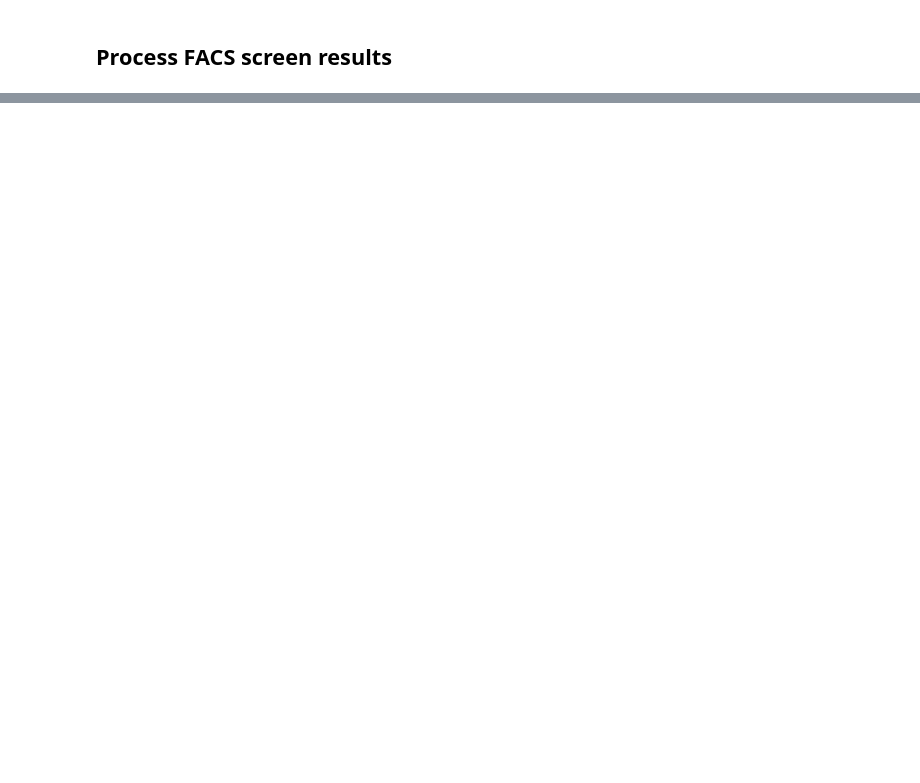
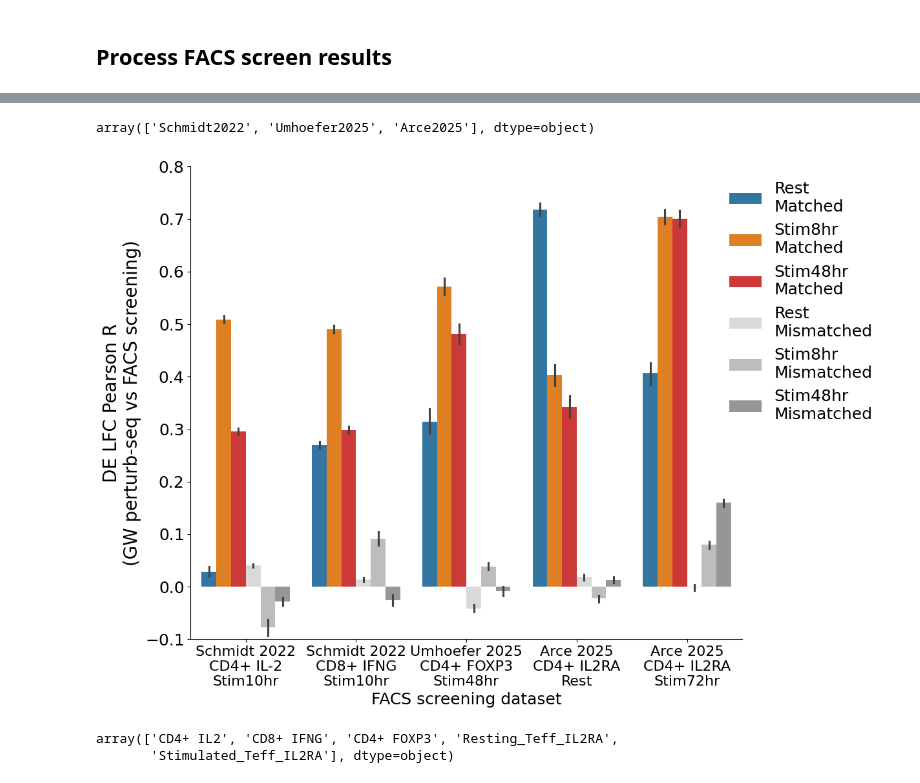
Before and after one commit to emdann/GWT_perturbseq_analysis_2025, a Jupyter notebook: src/3_DE_analysis/FACS_comparison_full.ipynb, the cells around one changed output, grey strips where cells are left out. Saved outputs shown, nothing was run; the diff lists cells and outputs as text; code cells hidden in the pictures; blank space fills up the shorter version.

Commit message:
FACS comparison

```diff
--- a/src/3_DE_analysis/FACS_comparison_full.ipynb
+++ b/src/3_DE_analysis/FACS_comparison_full.ipynb
@@ -441,0 +242,11 @@ plt.savefig('./results/FACS_comparison_Stim48hr.png')
+# %%
+result_df_all = pd.DataFrame(columns=['correlation', 'matched_target', 'condition', 'phenotype', 'perturbation_type', 'dataset', 'downstream_gene'])
+for _, row in all_FACS_data[['phenotype', 'perturbation_type', 'dataset', 'downstream_gene']].drop_duplicates().iterrows():
+    for condition in ['Rest', 'Stim8hr', 'Stim48hr']:
+        result_df = comparison_r(all_FACS_data, adata_de, row.downstream_gene, row.phenotype, condition, rank_diff=20, bootstrap_times=100)
+        result_df['perturbation_type'] = row.perturbation_type
+        result_df['dataset'] = row.dataset
+        result_df['downstream_gene'] = row.downstream_gene
+        result_df_all = pd.concat([result_df_all, result_df])
+
+result_df_all['combination'] = result_df_all.condition.astype(str) + '\n' + result_df_all.matched_target.astype(str)
@@ -441,0 +269,53 @@ plt.savefig('./results/FACS_comparison_Stim48hr.png')
+# %%
+result_df_all.dataset.unique()
+# %% [output]
+array(['Schmidt2022', 'Umhoefer2025', 'Arce2025'], dtype=object)
+# %%
+# Set figure size
+fig, ax = plt.subplots(figsize=(12.5, 9))
+
+sns.barplot(result_df_all, x='phenotype', y='correlation', hue='combination',
+            palette={'Rest\nMatched':'#217ab3',
+                     'Stim8hr\nMatched':'#fe7e04',
+                     'Stim48hr\nMatched':'#e52020',
+                     'Rest\nMismatched':'#d9d9d9',
+                     'Stim8hr\nMismatched':'#bdbdbd',
+                     'Stim48hr\nMismatched':'#969696'},
+            hue_order=['Rest\nMatched',
+                       'Stim8hr\nMatched',
+                       'Stim48hr\nMatched',
+                       'Rest\nMismatched',
+                       'Stim8hr\nMismatched',
+                       'Stim48hr\nMismatched'],
+            ax=ax
+            )
+
+# Increase font sizes
+plt.rcParams.update({'font.size': 18})
+ax.tick_params(labelsize=18)
+ax.set_xticklabels(['Schmidt 2022\nCD4+ IL-2\nStim10hr',
+                   'Schmidt 2022\nCD8+ IFNG\nStim10hr',
+                   'Umhoefer 2025\nCD4+ FOXP3\nStim48hr',
+                   'Arce 2025\nCD4+ IL2RA\nRest',
+                   'Arce 2025\nCD4+ IL2RA\nStim72hr'], fontsize=16)
+ax.set_xlabel('FACS screening dataset', fontsize=18)
+ax.set_ylabel('DE LFC Pearson R\n(GW perturb-seq vs FACS screening)', fontsize=20)
+ax.set_ylim([-0.1,0.8])
+
+# Move legend outside and rename labels
+ax.legend(bbox_to_anchor=(0.95, 1), loc='upper left',
+         facecolor='white', frameon=False,
+         fontsize=18)
+
+sns.despine()
+
+plt.tight_layout()
+
+plt.savefig('results/FACScomparison_summary_barplot.png')
+# %% [output]
+[figure, added]
+# %%
+all_FACS_data.phenotype.unique()
+# %% [output]
+array(['CD4+ IL2', 'CD8+ IFNG', 'CD4+ FOXP3', 'Resting_Teff_IL2RA',
+       'Stimulated_Teff_IL2RA'], dtype=object)
```
Also changed, not shown: parts of 27 cells of this notebook, 32 other files.
